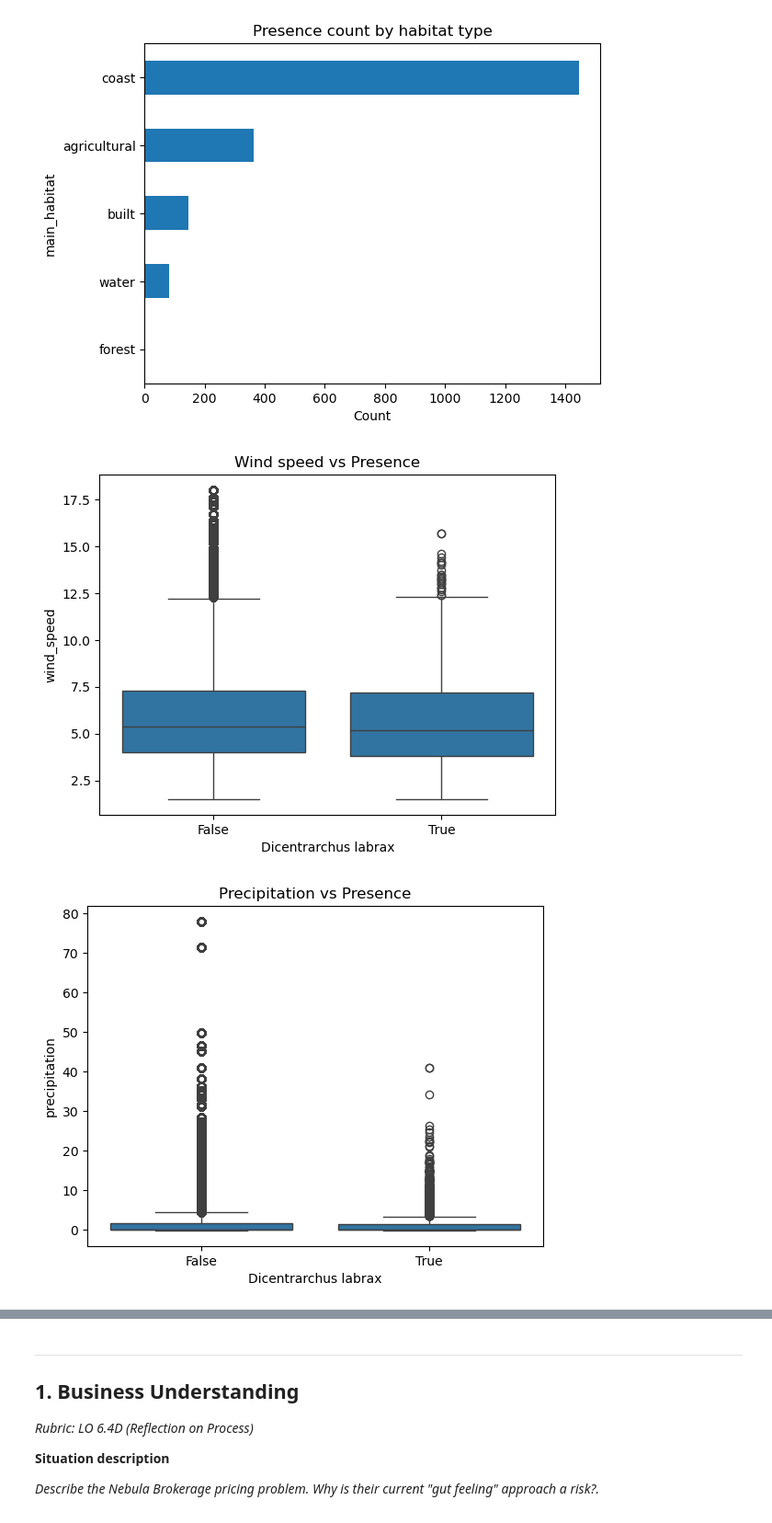
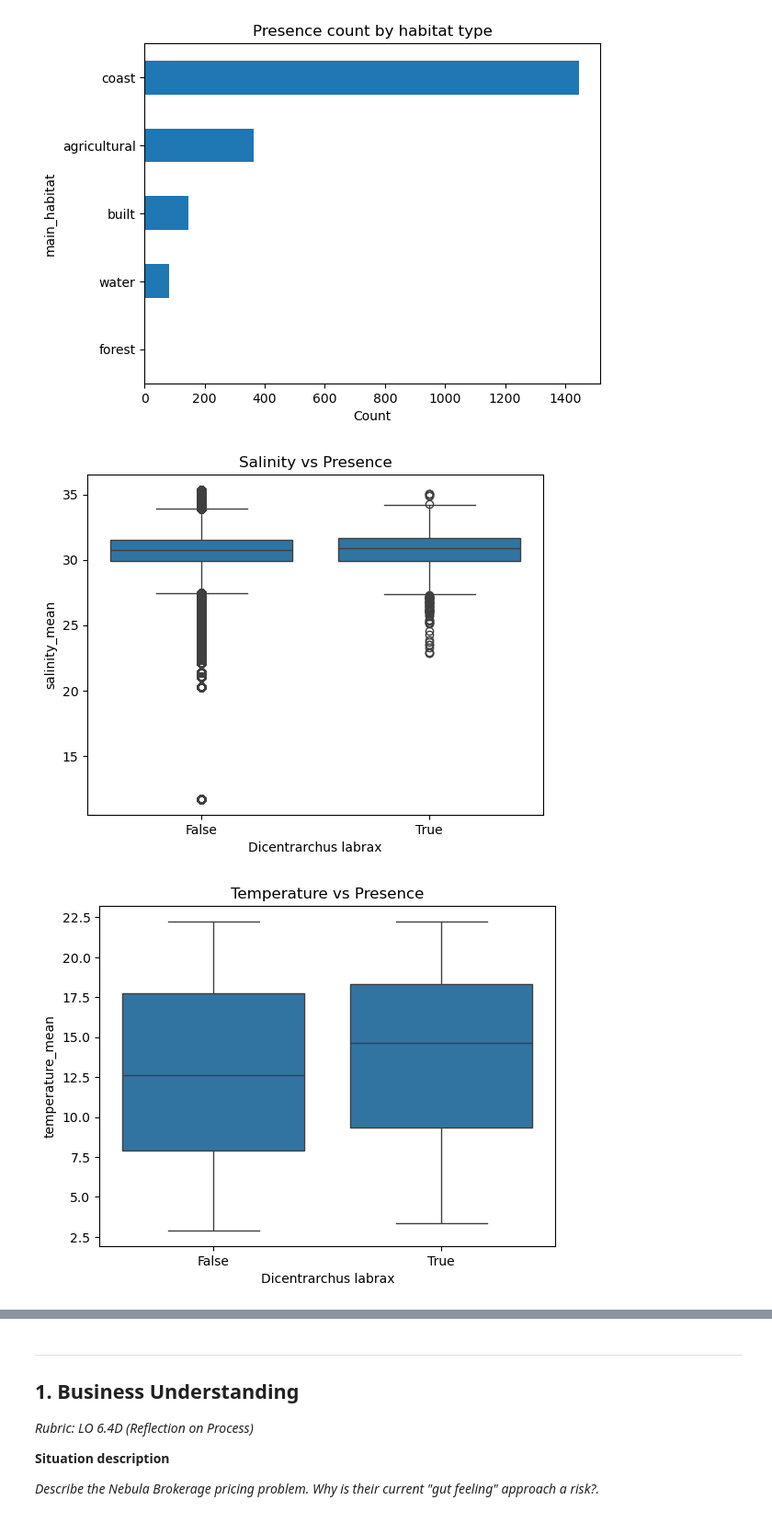
Before and after one commit to XueHu2222/DSAI, a Jupyter notebook: assignment_template_it1.ipynb, the cells around one changed output, grey strips where cells are left out. Shown at 92% size. Cells and saved outputs as stored; diff of their text form; code cells hidden in the pictures.

Commit message:
replace weather

```diff
--- a/assignment_template_it1.ipynb
+++ b/assignment_template_it1.ipynb
@@ -28,4 +28,5 @@ pd.set_option('display.float_format', '{:.4f}'.format)
 df_observation = pd.read_csv("./data/Dicentrarchus labrax.csv", low_memory=False)
 df_habitats = pd.read_csv("./data/habitats_cbs_2022.csv")
 
-df_weather = pd.read_csv("./data/weather.csv", comment='#')
+# df_weather = pd.read_csv("./data/weather.csv", comment='#')
+df_water = pd.read_csv("./data/haringvliet_salinity_temp_daily_2010_2025.csv")
@@ -56,0 +33,3 @@ df_observation.head()
+# %%
+df_water[['salinity_mean']] = df_water[['salinity_mean']] / 1000
+df_water.head()
@@ -93,14 +67,19 @@ df_obs_habitat = pd.merge(
 )
 
 
-df_obs_habitat_weather = df_obs_habitat.merge(
-    df_weather,
+df_obs_habitat['eventDate'] = pd.to_datetime(df_obs_habitat['eventDate']).dt.tz_localize(None)
+df_water['date'] = pd.to_datetime(df_water['date']).dt.tz_localize(None)
+
+
+df_obs_habitat_water = df_obs_habitat.merge(
+    df_water,
     left_on='eventDate',
     right_on='date',
     how='left'
 )
 
-df_obs_habitat_weather = df_obs_habitat_weather.drop(columns=['STN', 'YYYYMMDD', 'date'])
-df_obs_habitat_weather.head()
+df_obs_habitat_water.drop(columns=['date'], inplace=True)
 
-df_obs_habitat_weather['Dicentrarchus labrax'] = pd.to_numeric(df_obs_habitat_weather['Dicentrarchus labrax'], errors='coerce')
+
+df_obs_habitat_water['Dicentrarchus labrax'] = pd.to_numeric(df_obs_habitat_water['Dicentrarchus labrax'], errors='coerce')
+df_obs_habitat_water.sample(5)
@@ -225,15 +286,15 @@ plt.show()
 # %% [output]
 [figure]
 # %%
-sns.boxplot(data=df_visual, x=present_mask, y='wind_speed')
-plt.title("Wind speed vs Presence")
+sns.boxplot(data=df_visual, x=present_mask, y='salinity_mean')
+plt.title("Salinity vs Presence")
 plt.show()
 # %% [output]
-[figure, old version]
+[figure, new version]
 # %%
-sns.boxplot(data=df_visual, x=present_mask, y='precipitation')
-plt.title("Precipitation vs Presence")
+sns.boxplot(data=df_visual, x=present_mask, y='temperature_mean')
+plt.title("Temperature vs Presence")
 plt.show()
 # %% [output]
-[figure, old version]
+[figure, new version]
 # %%
```
Also changed, not shown: parts of 22 cells of this notebook, 1 other file.
